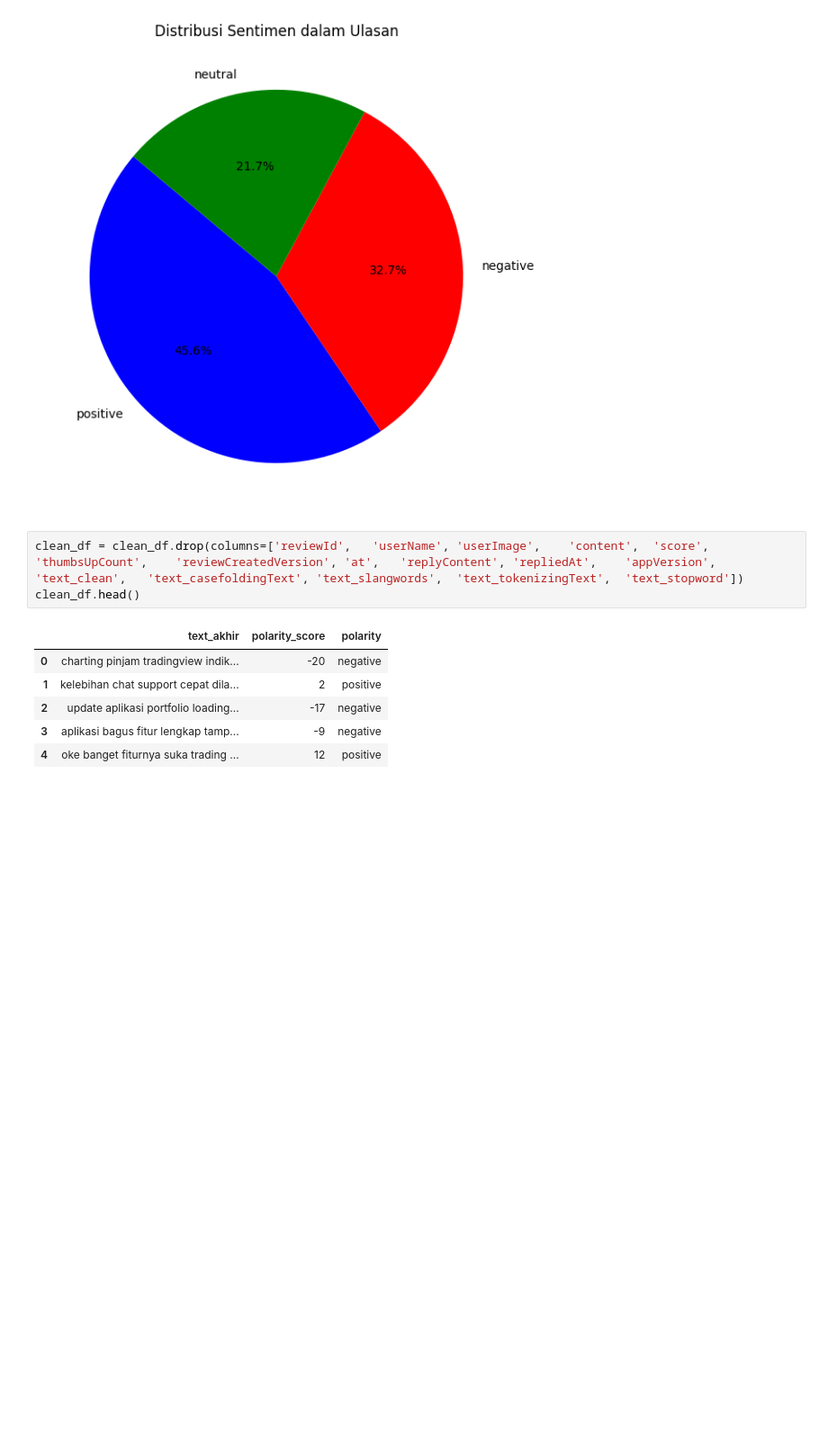
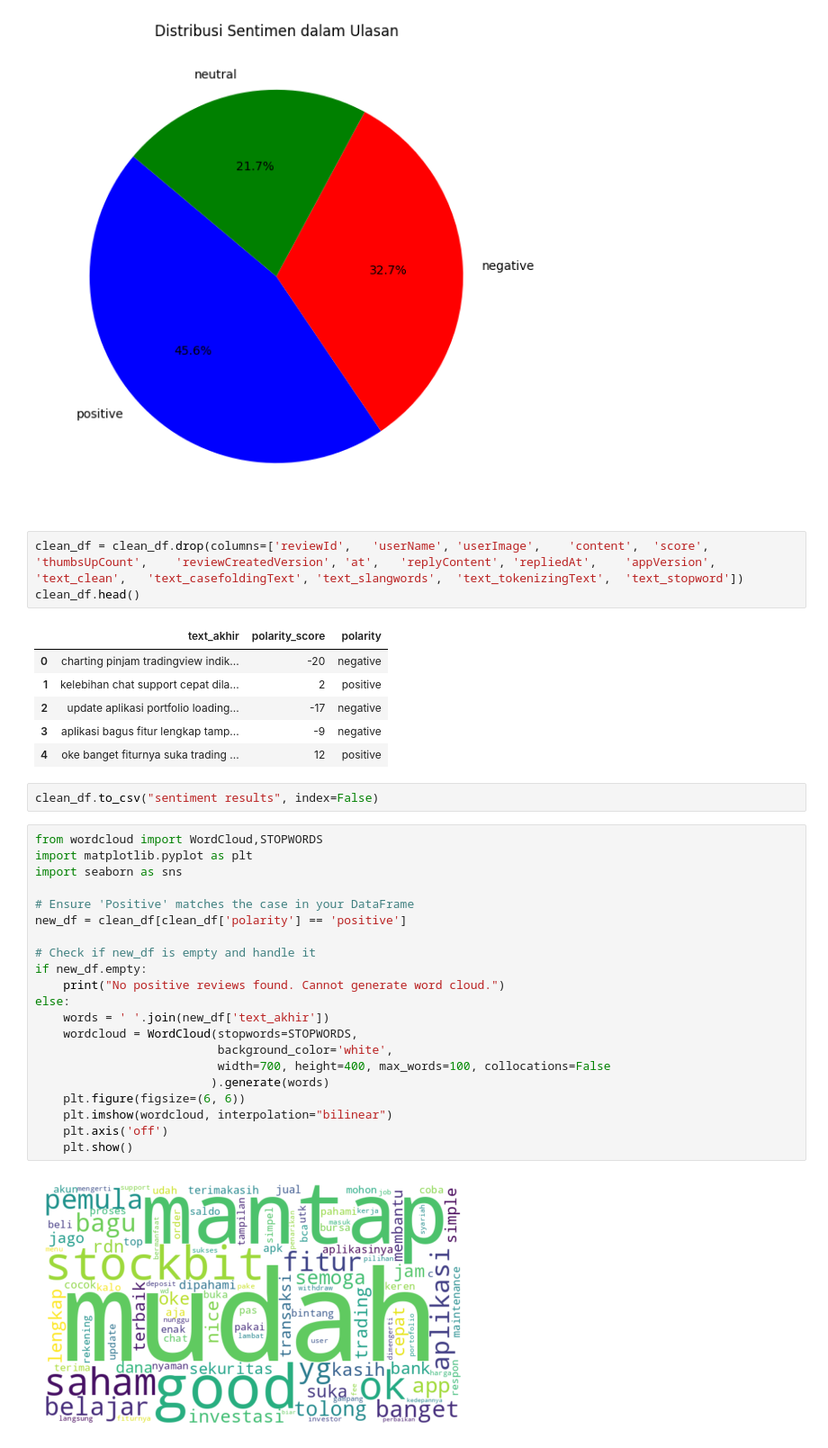
Before and after one commit to DhavaAdePratama/AnalisisSentimenStockbit, a Jupyter notebook: AnalisisSentimenStockbit.ipynb, the cells around one changed output. Shown at 90% size. Cells and saved outputs as stored; diff of their text form; blank space fills up the shorter version.

```diff
--- a/AnalisisSentimenStockbit.ipynb
+++ b/AnalisisSentimenStockbit.ipynb
@@ -387,3 +387,28 @@ clean_df.head()
 | 2 | update aplikasi portfolio loading... | -17 | negative |
 | 3 | aplikasi bagus fitur lengkap tamp... | -9 | negative |
 | 4 | oke banget fiturnya suka trading ... | 12 | positive |
+# %%
+clean_df.to_csv("sentiment results", index=False)
+# %%
+from wordcloud import WordCloud,STOPWORDS
+import matplotlib.pyplot as plt
+import seaborn as sns
+
+# Ensure 'Positive' matches the case in your DataFrame
+new_df = clean_df[clean_df['polarity'] == 'positive']
+
+# Check if new_df is empty and handle it
+if new_df.empty:
+    print("No positive reviews found. Cannot generate word cloud.")
+else:
+    words = ' '.join(new_df['text_akhir'])
+    wordcloud = WordCloud(stopwords=STOPWORDS,
+                          background_color='white',
+                          width=700, height=400, max_words=100, collocations=False
+                         ).generate(words)
+    plt.figure(figsize=(6, 6))
+    plt.imshow(wordcloud, interpolation="bilinear")
+    plt.axis('off')
+    plt.show()
+# %% [output]
+[figure, added]
```
Also changed, not shown: parts of 4 cells of this notebook.
